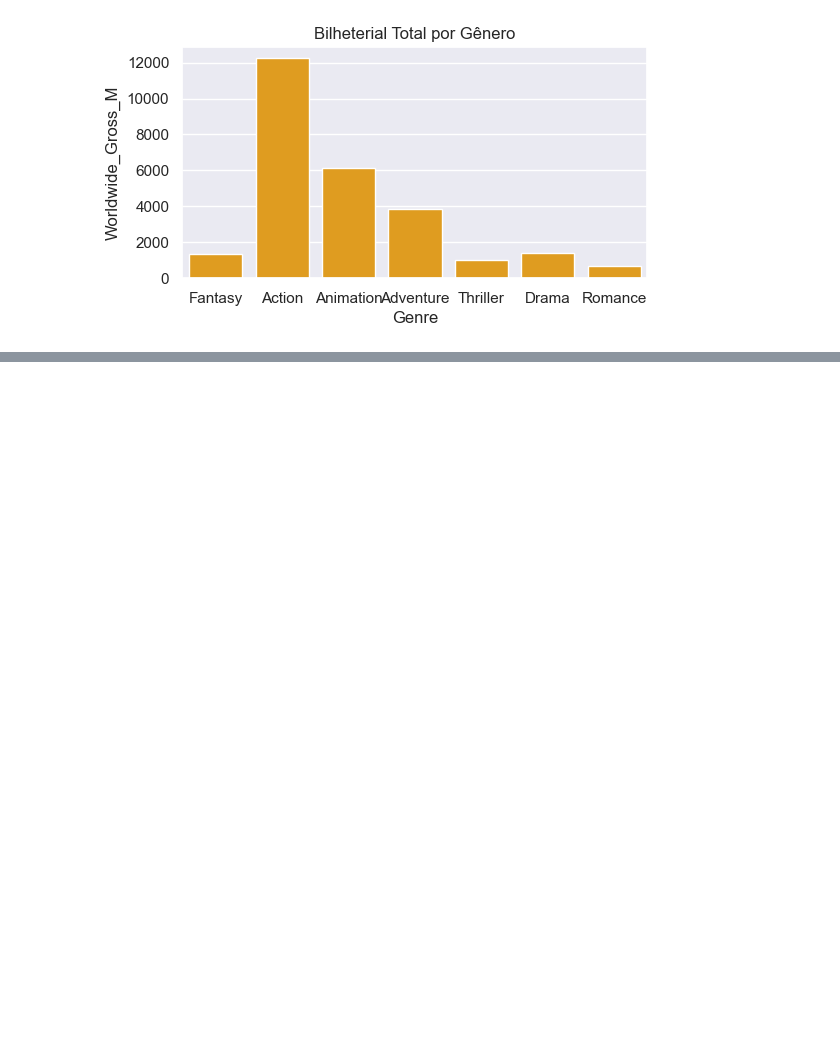
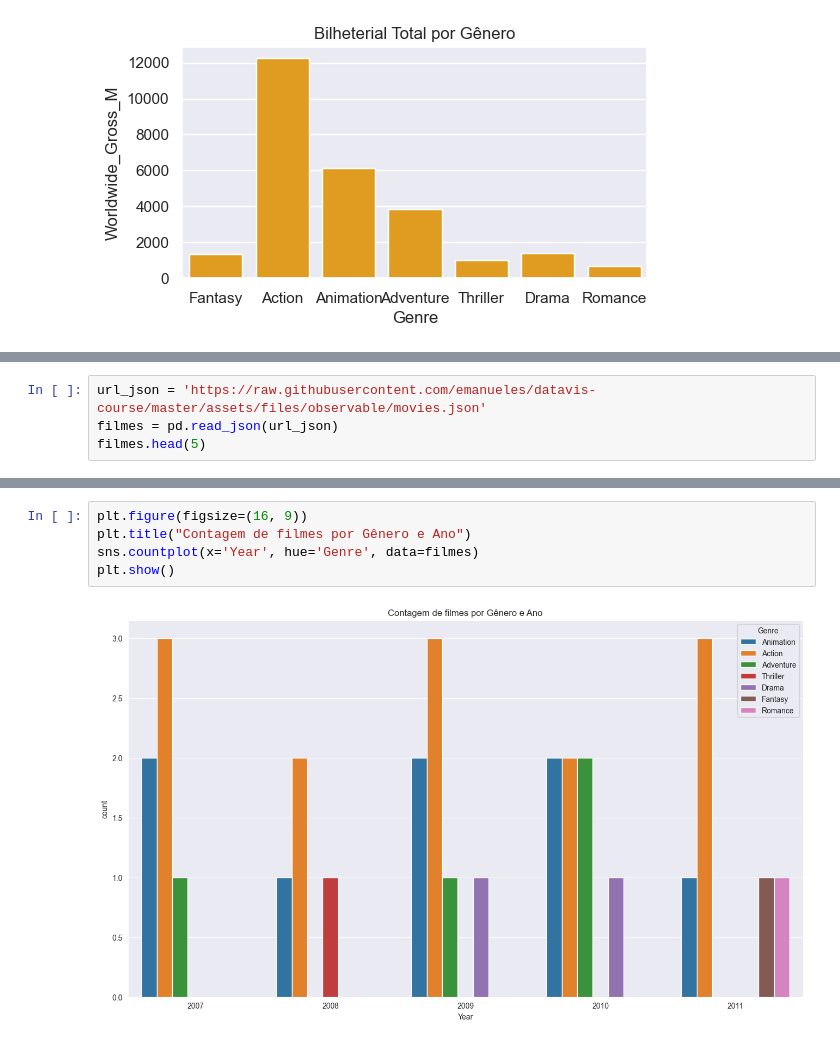
Before and after one commit to Dexduo/Visualizacao_de_Dados_DELL_UECE, a Jupyter notebook: Aula02/main.ipynb, the cells around one changed output, grey strips where cells are left out. Saved outputs shown, nothing was run; the diff lists cells and outputs as text; blank space fills up the shorter version.

```diff
--- a/Aula02/main.ipynb
+++ b/Aula02/main.ipynb
@@ -142,0 +148,4 @@ The `ci` parameter is deprecated. Use `errorbar=None` for the same effect.
+# %%
+url_json = 'https://raw.githubusercontent.com/emanueles/datavis-course/master/assets/files/observable/movies.json'
+filmes = pd.read_json(url_json)
+filmes.head(5)
@@ -142,0 +159,7 @@ The `ci` parameter is deprecated. Use `errorbar=None` for the same effect.
+# %%
+plt.figure(figsize=(16, 9))
+plt.title("Contagem de filmes por Gênero e Ano")
+sns.countplot(x='Year', hue='Genre', data=filmes)
+plt.show()
+# %% [output]
+[figure, added]
```
Also changed, not shown: parts of 7 cells of this notebook, 19 other files.
